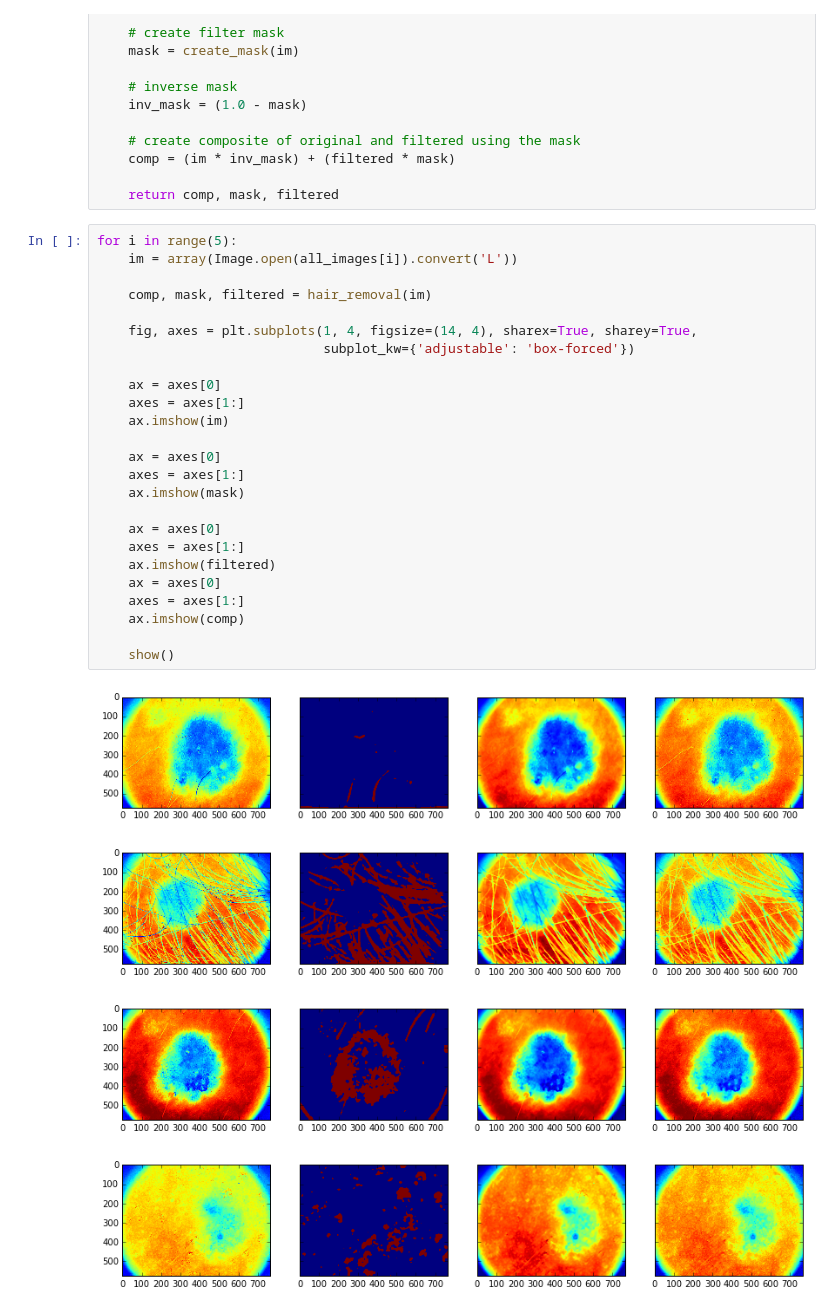
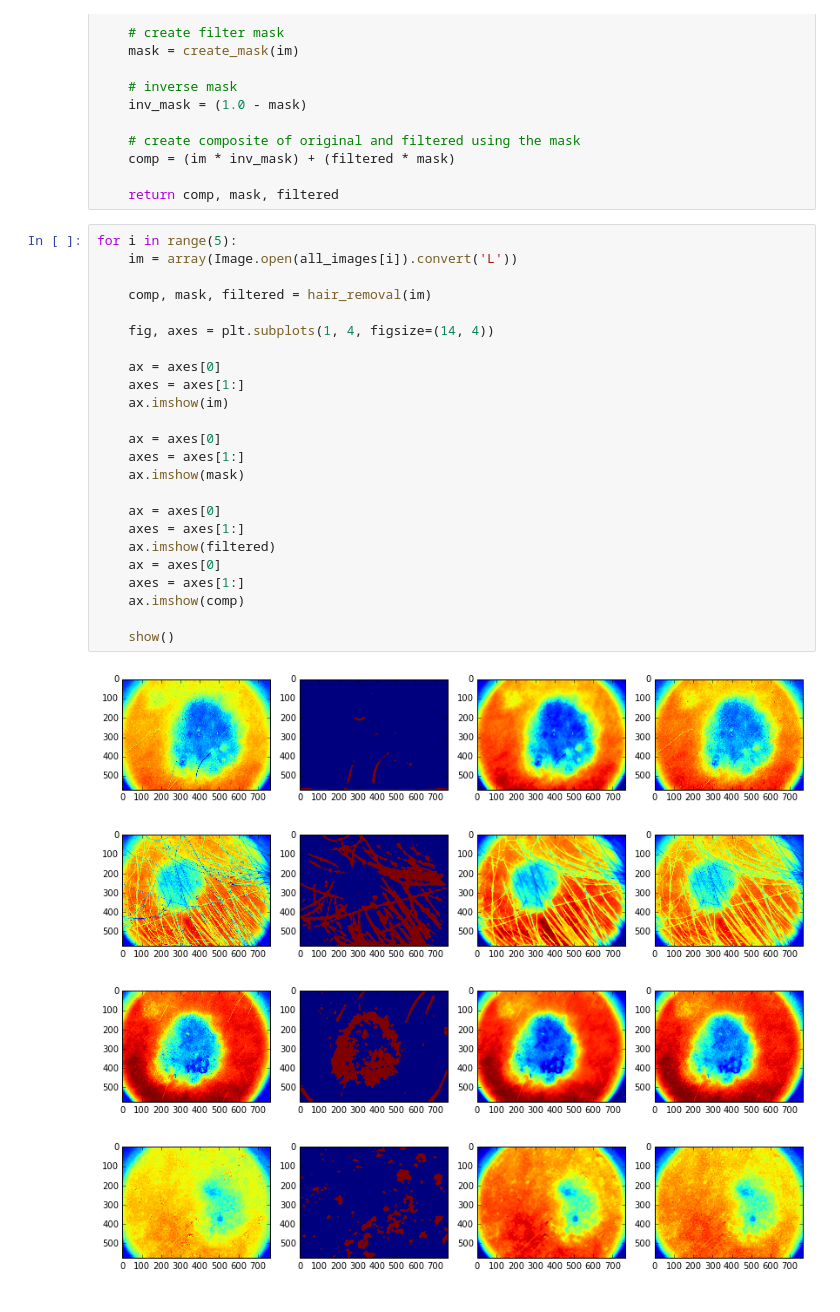
Before and after one commit to alexgustafson/BATests, a Jupyter notebook: Noise Filtering.ipynb, the cells around one changed output. Saved outputs shown, nothing was run; the diff lists cells and outputs as text.

```diff
--- a/Noise Filtering.ipynb
+++ b/Noise Filtering.ipynb
@@ -57,30 +57,29 @@ def hair_removal(im, img_filter_amount=8):
 # %%
 for i in range(5):
     im = array(Image.open(all_images[i]).convert('L'))
 
     comp, mask, filtered = hair_removal(im)
 
-    fig, axes = plt.subplots(1, 4, figsize=(14, 4), sharex=True, sharey=True,
-                             subplot_kw={'adjustable': 'box-forced'})
+    fig, axes = plt.subplots(1, 4, figsize=(14, 4))
 
     ax = axes[0]
     axes = axes[1:]
     ax.imshow(im)
 
     ax = axes[0]
     axes = axes[1:]
     ax.imshow(mask)
 
     ax = axes[0]
     axes = axes[1:]
     ax.imshow(filtered)
     ax = axes[0]
     axes = axes[1:]
     ax.imshow(comp)
 
     show()
 # %% [output]
-[figure, old version]
+[figure, new version]
-[figure, old version]
+[figure, new version]
-[figure, old version]
+[figure, new version]
-[figure, old version]
+[figure, new version]
```
Also changed, not shown: parts of 1 cell of this notebook, 5 other files.
